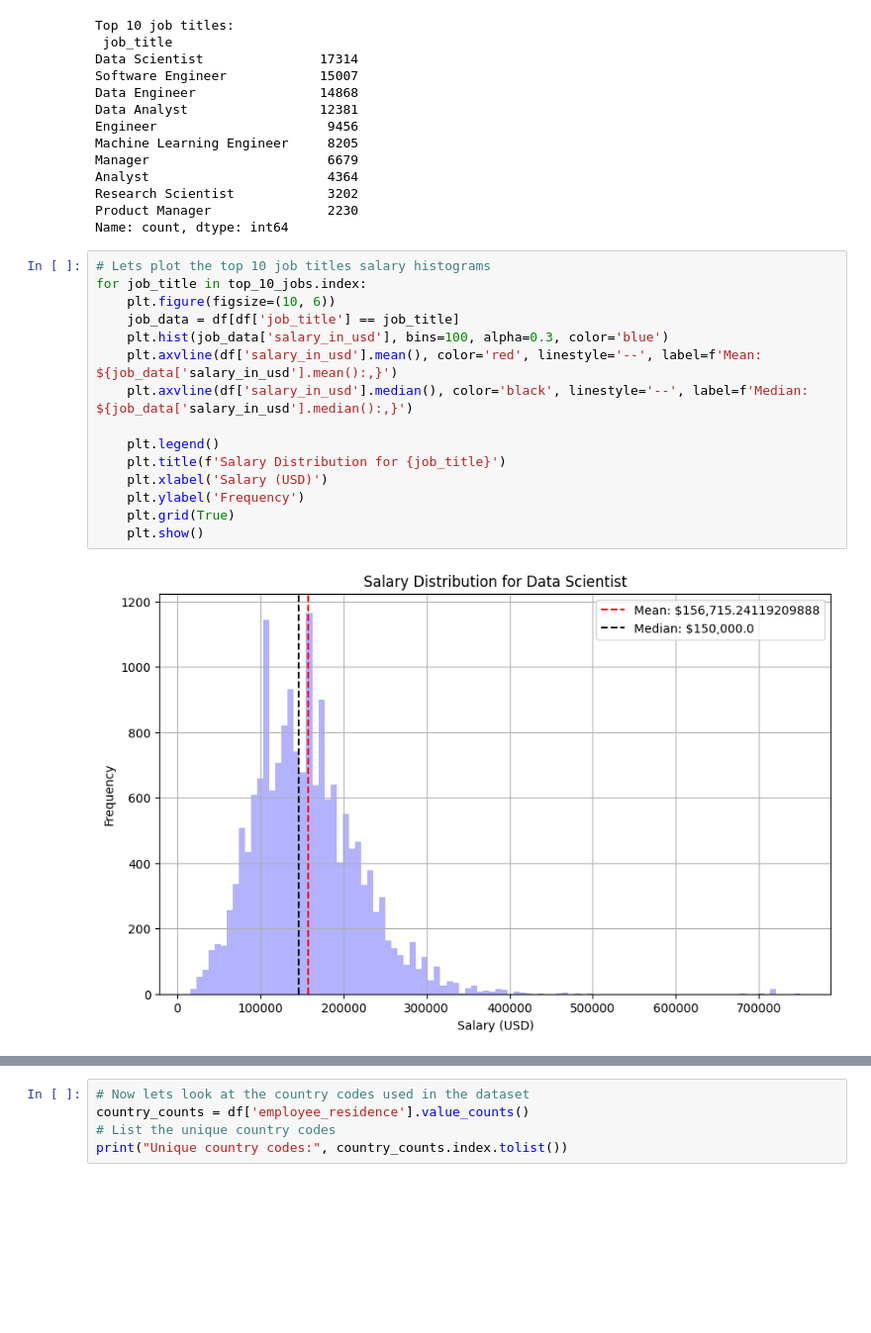
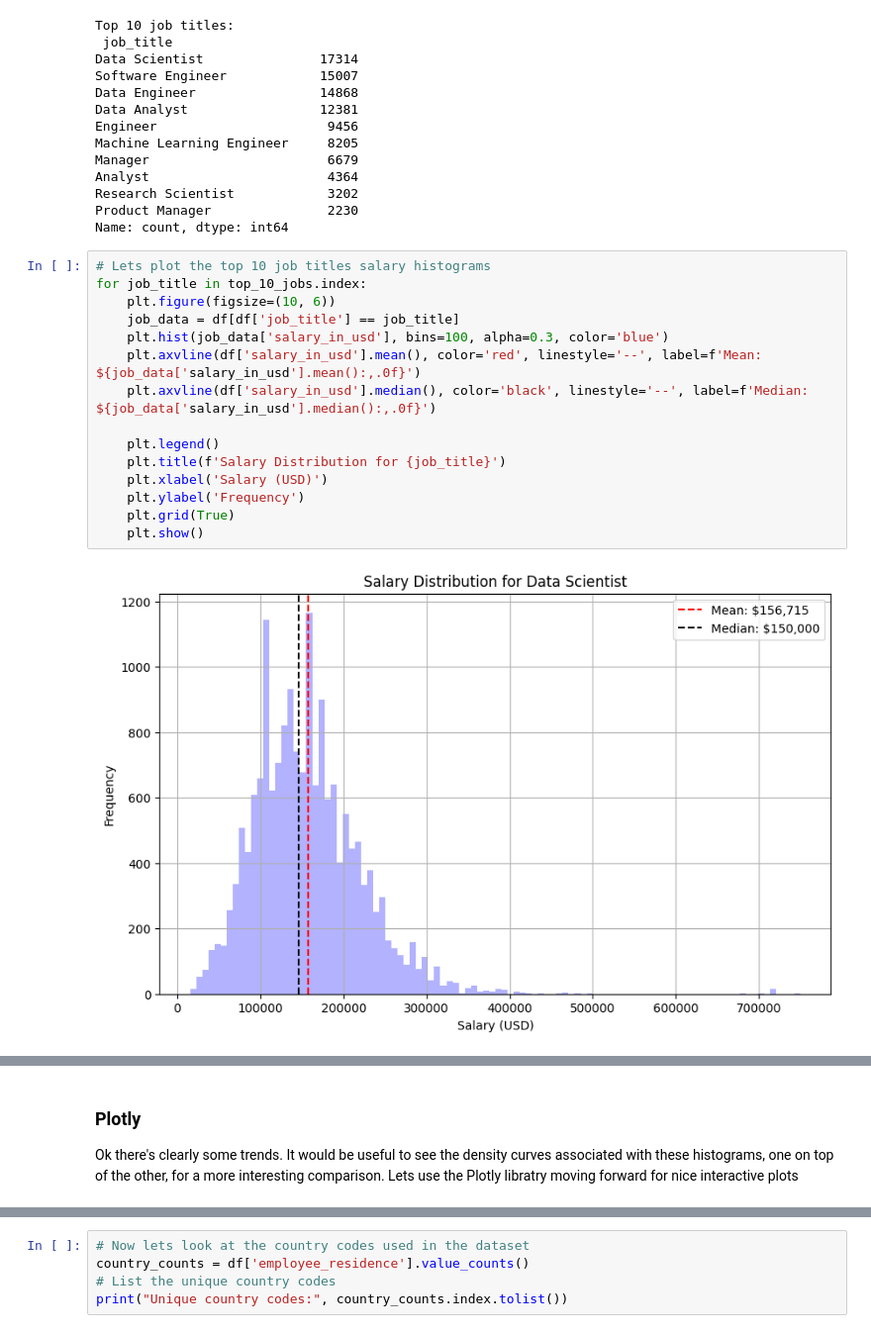
Before and after one commit to rorzor/EDA-AI-ML-DS-Job_Salary, a Jupyter notebook: eda.ipynb, the cells around one changed output, grey strips where cells are left out. Shown at 99% size. Cells and saved outputs as stored; diff of their text form; blank space fills up the shorter version.

```diff
--- a/eda.ipynb
+++ b/eda.ipynb
@@ -82,17 +113,17 @@ Name: count, dtype: int64
 # %%
 # Lets plot the top 10 job titles salary histograms
 for job_title in top_10_jobs.index:
     plt.figure(figsize=(10, 6))
     job_data = df[df['job_title'] == job_title]
     plt.hist(job_data['salary_in_usd'], bins=100, alpha=0.3, color='blue')
-    plt.axvline(df['salary_in_usd'].mean(), color='red', linestyle='--', label=f'Mean: ${job_data['salary_in_usd'].mean():,}')
-    plt.axvline(df['salary_in_usd'].median(), color='black', linestyle='--', label=f'Median: ${job_data['salary_in_usd'].median():,}')
+    plt.axvline(df['salary_in_usd'].mean(), color='red', linestyle='--', label=f'Mean: ${job_data['salary_in_usd'].mean():,.0f}')
+    plt.axvline(df['salary_in_usd'].median(), color='black', linestyle='--', label=f'Median: ${job_data['salary_in_usd'].median():,.0f}')
 
     plt.legend()
     plt.title(f'Salary Distribution for {job_title}')
     plt.xlabel('Salary (USD)')
     plt.ylabel('Frequency')
     plt.grid(True)
     plt.show()
 # %% [output]
-[figure, old version]
+[figure, new version]
@@ -107,0 +139,3 @@ for job_title in top_10_jobs.index:
+# %% [markdown]
+### Plotly
+Ok there's clearly some trends. It would be useful to see the density curves associated with these histograms, one on top of the other, for a more interesting comparison. Lets use the Plotly libratry moving forward for nice interactive plots
```
Also changed, not shown: parts of 11 cells of this notebook.
